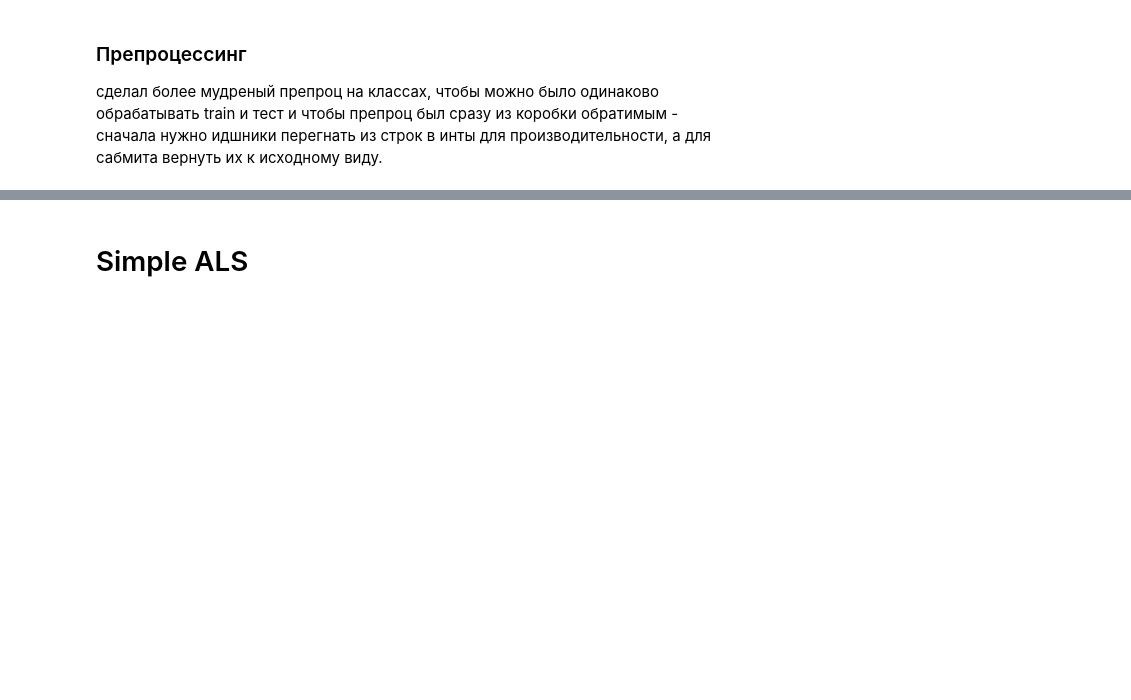
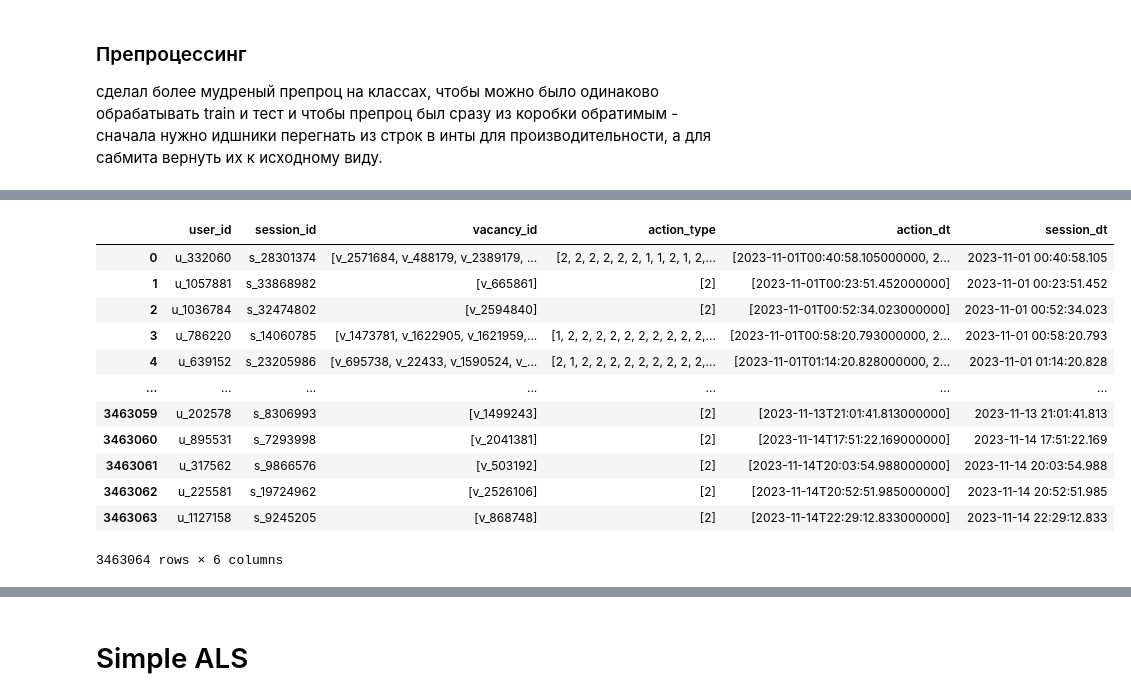
Before and after one commit to Dmitri00/hh_ru_recsys_2024, a Jupyter notebook: hh_recsys_eda.ipynb, the cells around one changed output, grey strips where cells are left out. Drawn from its saved outputs; the diff is of its cells as text; code cells hidden in the pictures; blank space fills up the shorter version.

Commit message:
preproc fixes

```diff
--- a/hh_recsys_eda.ipynb
+++ b/hh_recsys_eda.ipynb
@@ -244,3 +245,19 @@ als_train
+# %%
+als_preproc_pipeline.inverse_transform(als_train)
+# %% [output]
+|  | user_id | session_id | vacancy_id | action_type | action_dt | session_dt |
+| 0 | u_332060 | s_28301374 | [v_2571684, v_488179, v_2389179, ... | [2, 2, 2, 2, 2, 2, 1, 1, 2, 1, 2,... | [2023-11-01T00:40:58.105000000, 2... | 2023-11-01 00:40:58.105 |
+| 1 | u_1057881 | s_33868982 | [v_665861] | [2] | [2023-11-01T00:23:51.452000000] | 2023-11-01 00:23:51.452 |
+| 2 | u_1036784 | s_32474802 | [v_2594840] | [2] | [2023-11-01T00:52:34.023000000] | 2023-11-01 00:52:34.023 |
+| 3 | u_786220 | s_14060785 | [v_1473781, v_1622905, v_1621959,... | [1, 2, 2, 2, 2, 2, 2, 2, 2, 2, 2,... | [2023-11-01T00:58:20.793000000, 2... | 2023-11-01 00:58:20.793 |
+| 4 | u_639152 | s_23205986 | [v_695738, v_22433, v_1590524, v_... | [2, 1, 2, 2, 2, 2, 2, 2, 2, 2, 2,... | [2023-11-01T01:14:20.828000000, 2... | 2023-11-01 01:14:20.828 |
+| ... | ... | ... | ... | ... | ... | ... |
+| 3463059 | u_202578 | s_8306993 | [v_1499243] | [2] | [2023-11-13T21:01:41.813000000] | 2023-11-13 21:01:41.813 |
+| 3463060 | u_895531 | s_7293998 | [v_2041381] | [2] | [2023-11-14T17:51:22.169000000] | 2023-11-14 17:51:22.169 |
+| 3463061 | u_317562 | s_9866576 | [v_503192] | [2] | [2023-11-14T20:03:54.988000000] | 2023-11-14 20:03:54.988 |
+| 3463062 | u_225581 | s_19724962 | [v_2526106] | [2] | [2023-11-14T20:52:51.985000000] | 2023-11-14 20:52:51.985 |
+| 3463063 | u_1127158 | s_9245205 | [v_868748] | [2] | [2023-11-14T22:29:12.833000000] | 2023-11-14 22:29:12.833 |
+3463064 rows × 6 columns
 # %%
 als_test
 # %% [output]
```
Also changed, not shown: parts of 5 cells of this notebook.
